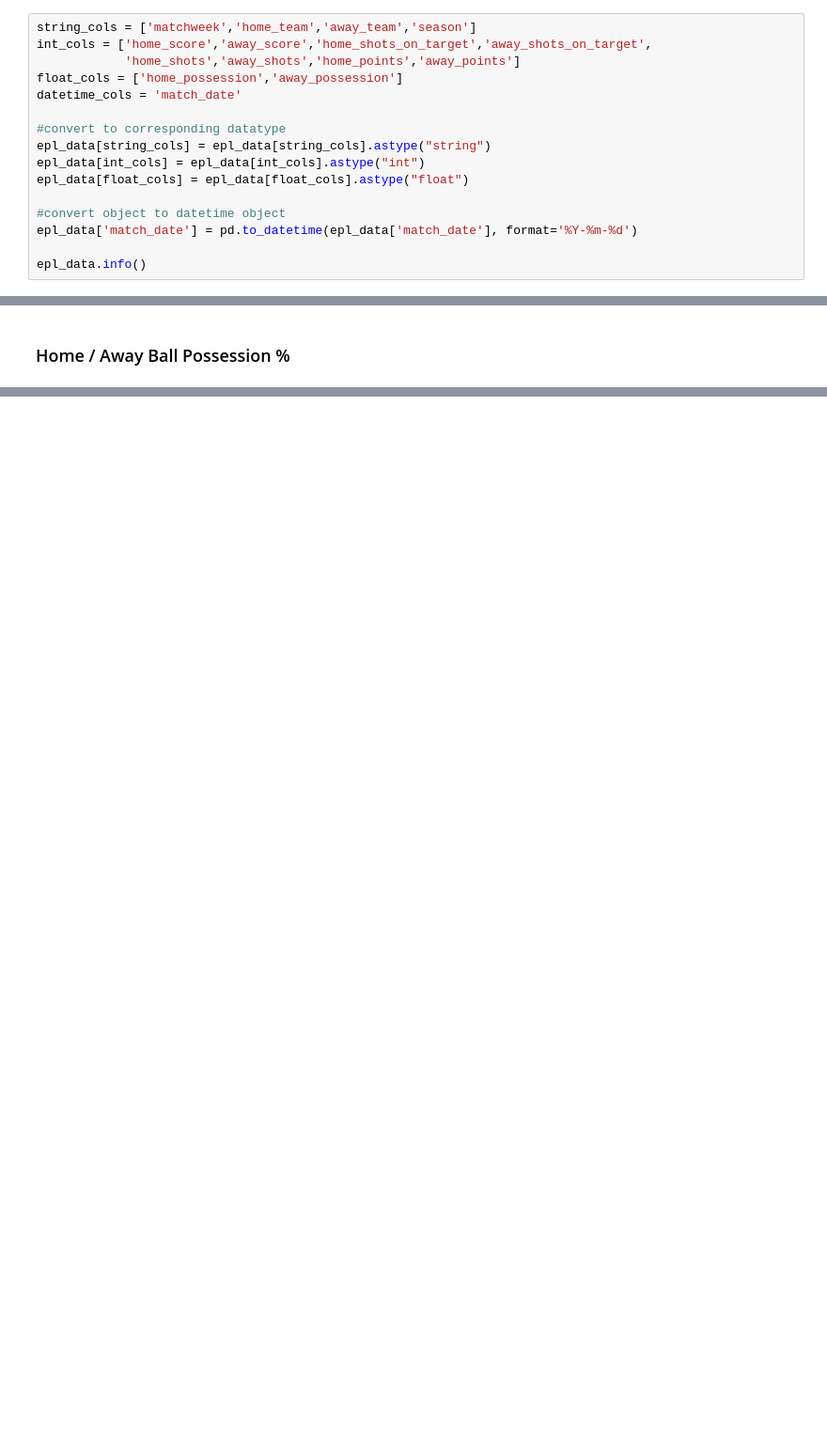
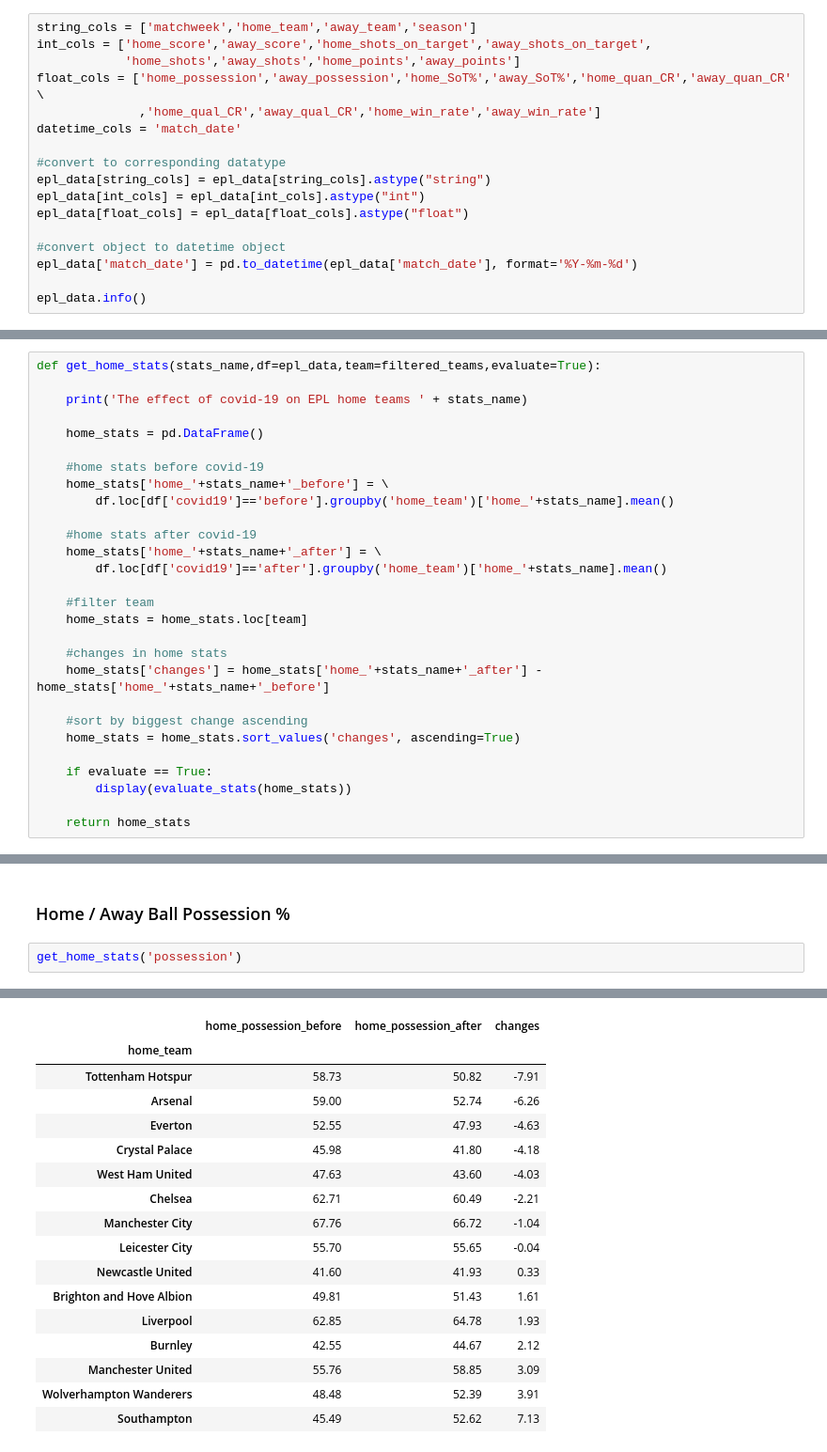
Before and after one commit to juanliong14/epl_data_analysis, a Jupyter notebook: epl_data_analysis.ipynb, the cells around one changed output, grey strips where cells are left out. Shown: that part at 94% size. Saved outputs shown, nothing was run; the diff lists cells and outputs as text; blank space fills up the shorter version.

Commit message:
add get home and away stats

```diff
--- a/epl_data_analysis.ipynb
+++ b/epl_data_analysis.ipynb
@@ -170,7 +189,8 @@ epl_data.info()
 string_cols = ['matchweek','home_team','away_team','season']
 int_cols = ['home_score','away_score','home_shots_on_target','away_shots_on_target',
             'home_shots','away_shots','home_points','away_points']
-float_cols = ['home_possession','away_possession']
+float_cols = ['home_possession','away_possession','home_SoT%','away_SoT%','home_quan_CR','away_quan_CR' \
+              ,'home_qual_CR','away_qual_CR','home_win_rate','away_win_rate']
 datetime_cols = 'match_date'
 
 #convert to corresponding datatype
@@ -196,0 +264,28 @@ The analysis will only observe the teams which had participated in all 3 seasons
+# %%
+def get_home_stats(stats_name,df=epl_data,team=filtered_teams,evaluate=True):
+
+    print('The effect of covid-19 on EPL home teams ' + stats_name)
+
+    home_stats = pd.DataFrame()
+
+    #home stats before covid-19
+    home_stats['home_'+stats_name+'_before'] = \
+        df.loc[df['covid19']=='before'].groupby('home_team')['home_'+stats_name].mean()
+
+    #home stats after covid-19
+    home_stats['home_'+stats_name+'_after'] = \
+        df.loc[df['covid19']=='after'].groupby('home_team')['home_'+stats_name].mean()
+
+    #filter team
+    home_stats = home_stats.loc[team]
+
+    #changes in home stats
+    home_stats['changes'] = home_stats['home_'+stats_name+'_after'] - home_stats['home_'+stats_name+'_before']
+
+    #sort by biggest change ascending
+    home_stats = home_stats.sort_values('changes', ascending=True)
+
+    if evaluate == True:
+        display(evaluate_stats(home_stats))
+
+    return home_stats
@@ -206,2 +349,5 @@ filtered_teams
 # %% [markdown]
 ### Home / Away Ball Possession %
+# %%
+get_home_stats('possession')
+# %% [output]
@@ -208 +359,18 @@ filtered_teams
+|  | home_possession_before | home_possession_after | changes |
+| home_team |  |  |  |
+| Tottenham Hotspur | 58.73 | 50.82 | -7.91 |
+| Arsenal | 59.00 | 52.74 | -6.26 |
+| Everton | 52.55 | 47.93 | -4.63 |
+| Crystal Palace | 45.98 | 41.80 | -4.18 |
+| West Ham United | 47.63 | 43.60 | -4.03 |
+| Chelsea | 62.71 | 60.49 | -2.21 |
+| Manchester City | 67.76 | 66.72 | -1.04 |
+| Leicester City | 55.70 | 55.65 | -0.04 |
+| Newcastle United | 41.60 | 41.93 | 0.33 |
+| Brighton and Hove Albion | 49.81 | 51.43 | 1.61 |
+| Liverpool | 62.85 | 64.78 | 1.93 |
+| Burnley | 42.55 | 44.67 | 2.12 |
+| Manchester United | 55.76 | 58.85 | 3.09 |
+| Wolverhampton Wanderers | 48.48 | 52.39 | 3.91 |
+| Southampton | 45.49 | 52.62 | 7.13 |
 # %%
```
Also changed, not shown: parts of 25 cells of this notebook.
